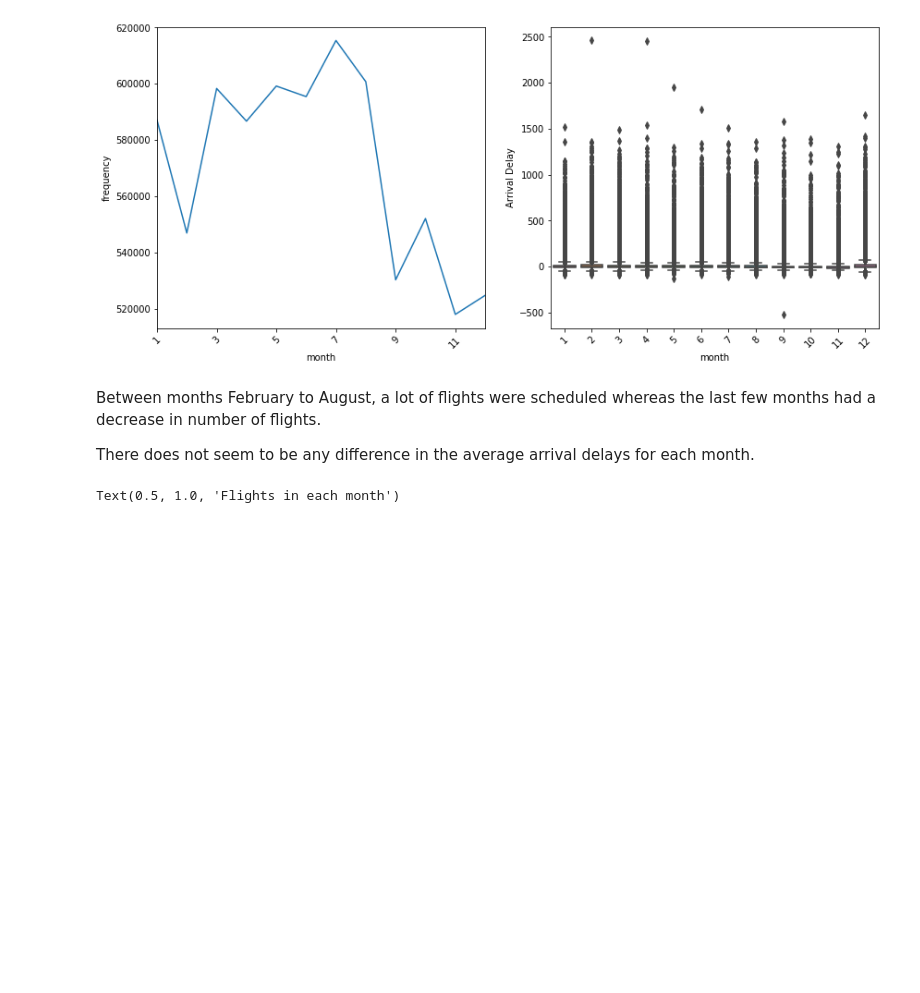
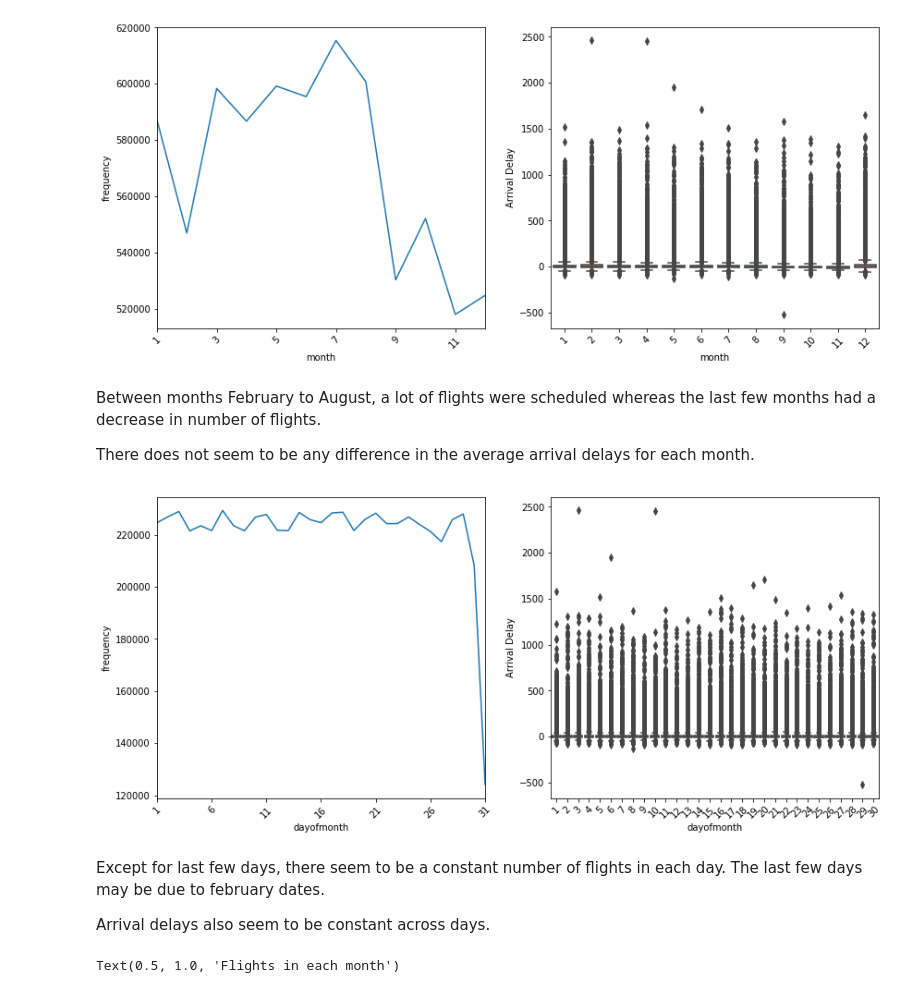
Before and after one commit to command7/exploratory_data_analysis, a Jupyter notebook: Analysis.ipynb, the cells around one changed output. Cells and saved outputs as stored; diff of their text form; code cells hidden in the pictures; blank space fills up the shorter version.

```diff
--- a/Analysis.ipynb
+++ b/Analysis.ipynb
@@ -376,6 +376,14 @@ plot_feature(flights_data, "month")
 Between months February to August, a lot of flights were scheduled whereas the last few months had a decrease in number of flights.
 
 There does not seem to be any difference in the average arrival delays for each month.
+# %%
+plot_feature(flights_data, "dayofmonth")
+# %% [output]
+[figure, added]
+# %% [markdown]
+Except for last few days, there seem to be a constant number of flights in each day. The last few days may be due to february dates.
+
+Arrival delays also seem to be constant across days.
 # %%
 flights_date_indexed = flights_data.copy()
 flights_date_indexed.index = flights_date_indexed["date"]
```
